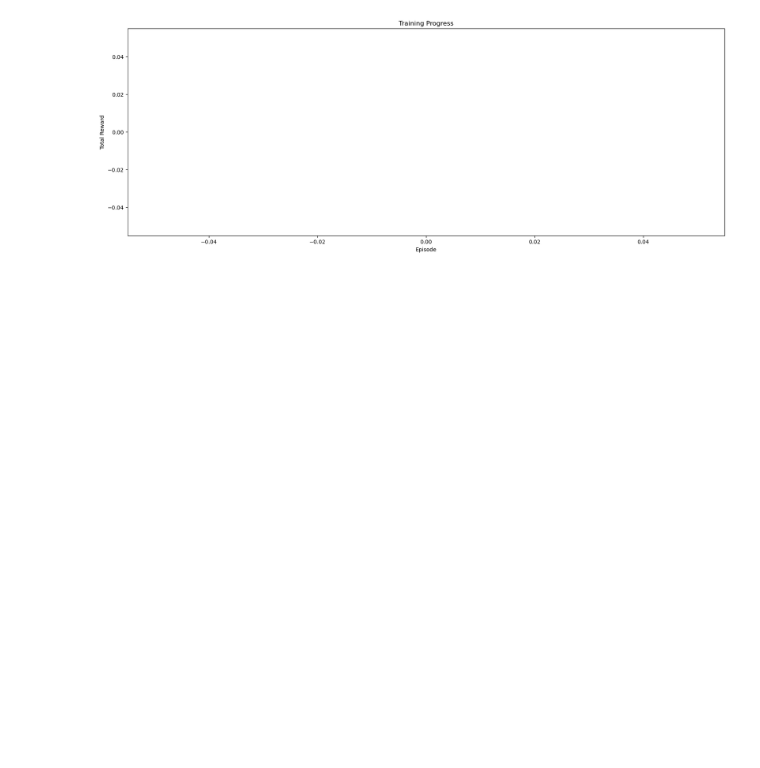
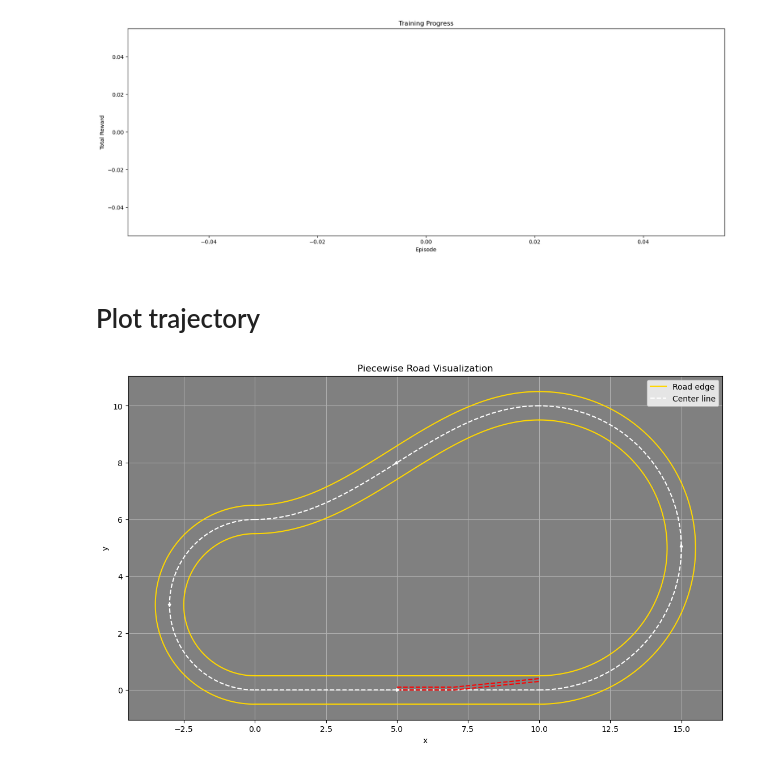
Before and after one commit to OmerShiranC/RL-Project, a Jupyter notebook: Car Driving/Training.ipynb, the cells around one changed output. Saved outputs shown, nothing was run; the diff lists cells and outputs as text; code cells hidden in the pictures; blank space fills up the shorter version.

Commit message:
Added more figurs for the trejectories during trainig

```diff
--- a/Car Driving/Training.ipynb
+++ b/Car Driving/Training.ipynb
@@ -242,3 +243,5 @@ NN.train(10)
 # %% [output]
 NameError: name 'settings' is not defined
 [figure]
+# %% [markdown]
+# Plot trajectory
@@ -244,0 +310,10 @@ NameError: name 'settings' is not defined
+# %%
+from Environments import RoadEnv,CarEnv
+settings = Settings()
+roadenv = RoadEnv(settings)
+carenv = CarEnv(settings, roadenv)
+trajectories = [[(5,0),(7,0),(10,.3)],[(5,0.1),(7,0.1),(10,.4)]]
+# %%
+Visualize(roadenv, carenv, settings, trajectories)
+# %% [output]
+[figure, added]
```
Also changed, not shown: parts of 3 cells of this notebook, 2 other files.
